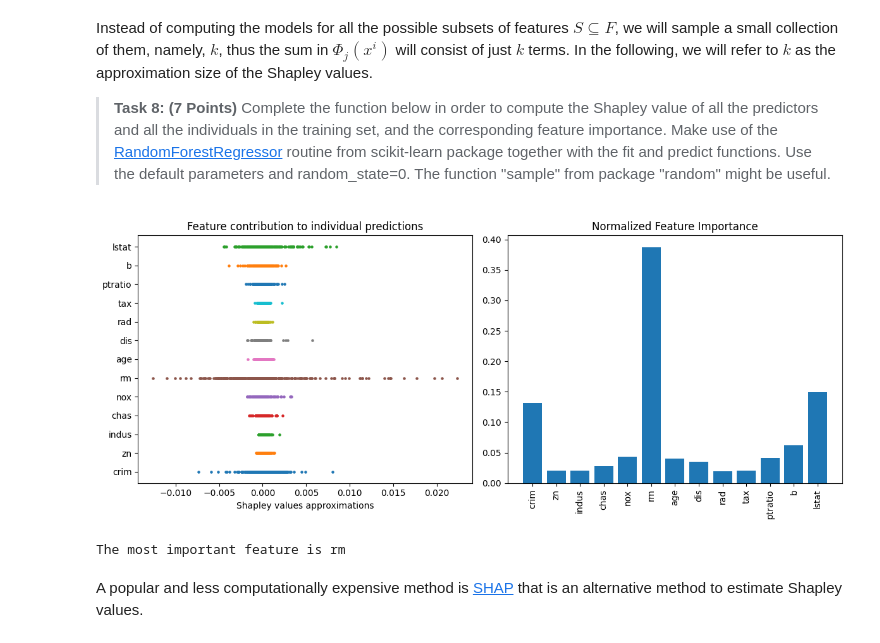
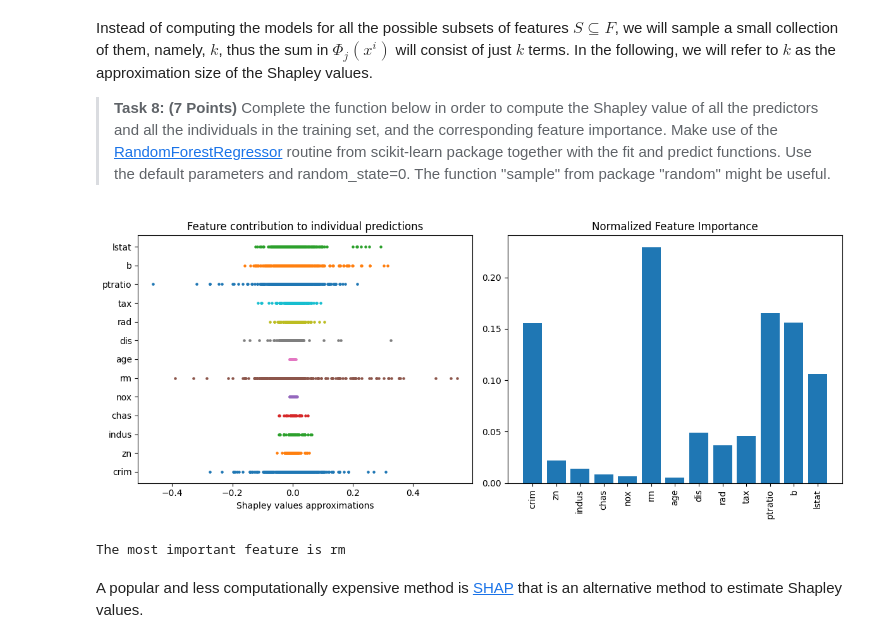
Before and after one commit to ArkhamKnightGPC/INF554, a Jupyter notebook: Assessment/INF554Assessment.ipynb, the cells around one changed output. Cells and saved outputs as stored; diff of their text form; code cells hidden in the pictures.

```diff
--- a/Assessment/INF554Assessment.ipynb
+++ b/Assessment/INF554Assessment.ipynb
@@ -330,7 +330,7 @@ for i in range(1, B+1):
     mse_test_RF[i-1] = np.sum((y_test - y_test_pred_RF[:,i-1])**2)/len(y_test)
 
 # train and test mse for tree
-tree = DecisionTreeRegressor()
+tree = DecisionTreeRegressor(min_samples_split=10)
 tree.fit(X_train, y_train)
 
 y_train_pred_tree = tree.predict(X_train)
@@ -543,15 +541,13 @@ def shapley_values_RF(X, y, k):
     # once we train a model, we compute predictions for all observations
 
     for j in range(d):
-        F_minus_j =  np.setdiff1d(np.arange(d), np.array([j])) #we will sample subsets of F_minus_j
-        all_subsets = list( itertools.chain.from_iterable(itertools.combinations(F_minus_j, subset_size) for subset_size in range(len(F_minus_j) + 1)))
+        F_minus_j =  list(np.setdiff1d(np.arange(d), np.array([j]))) #we will sample subsets of F_minus_j
 
-        subsets_without_j = sample(all_subsets, k)
+        for _ in range(k):
 
-        for subset_idx in range(k):
+            subset_without_j = sample(F_minus_j, k = np.random.randint(1, d))
 
             # we need S and S union {j}
-            subset_without_j = list(subsets_without_j[subset_idx])
             subset_with_j = subset_without_j.copy()
             subset_with_j.append(j)
             subset_with_j.sort()
@@ -566,34 +562,34 @@ def shapley_values_RF(X, y, k):
 
             subset_size = len(subset_without_j)
             shapley_terms = (math.factorial(subset_size)*math.factorial(d-subset_size-1)/math.factorial(d)) * (f_Sj - f_S)
             Phi[:, j] += shapley_terms
 
         I[j] = np.mean(np.abs(Phi[:, j]))
 
     return Phi, I
 
 np.random.seed(1)
 Phi, I = shapley_values_RF(X_train, y_train, 10)
 
 fig, plts = plt.subplots(1,2, figsize=(12,5))
 
 fig1=plts[0]
 for j in range(13):
     plts[0].scatter(Phi[:,j], (j+1)*np.ones(len(y_train)),s=5)
 plts[0].set_xlabel('Shapley values approximations')
 plts[0].set_yticks(np.arange(1,14), features)
 plts[0].set_title('Feature contribution to individual predictions')
 
 fig2=plts[1].bar(np.arange(1,14), I/np.sum(I))
 plts[1].set_xticks(np.arange(1,14), features, rotation=90)
 plts[1].set_title('Normalized Feature Importance')
 
 plt.tight_layout()
 plt.show()
 
 print('The most important feature is', features[np.argmax(I)])
 # %% [output]
-[figure, old version]
+[figure, new version]
 The most important feature is rm
 # %% [markdown]
 A popular and less computationally expensive method is <a href="https://shap.readthedocs.io/en/latest/">SHAP</a> that is an alternative method to estimate Shapley values.
```
Also changed, not shown: parts of 7 cells of this notebook.
